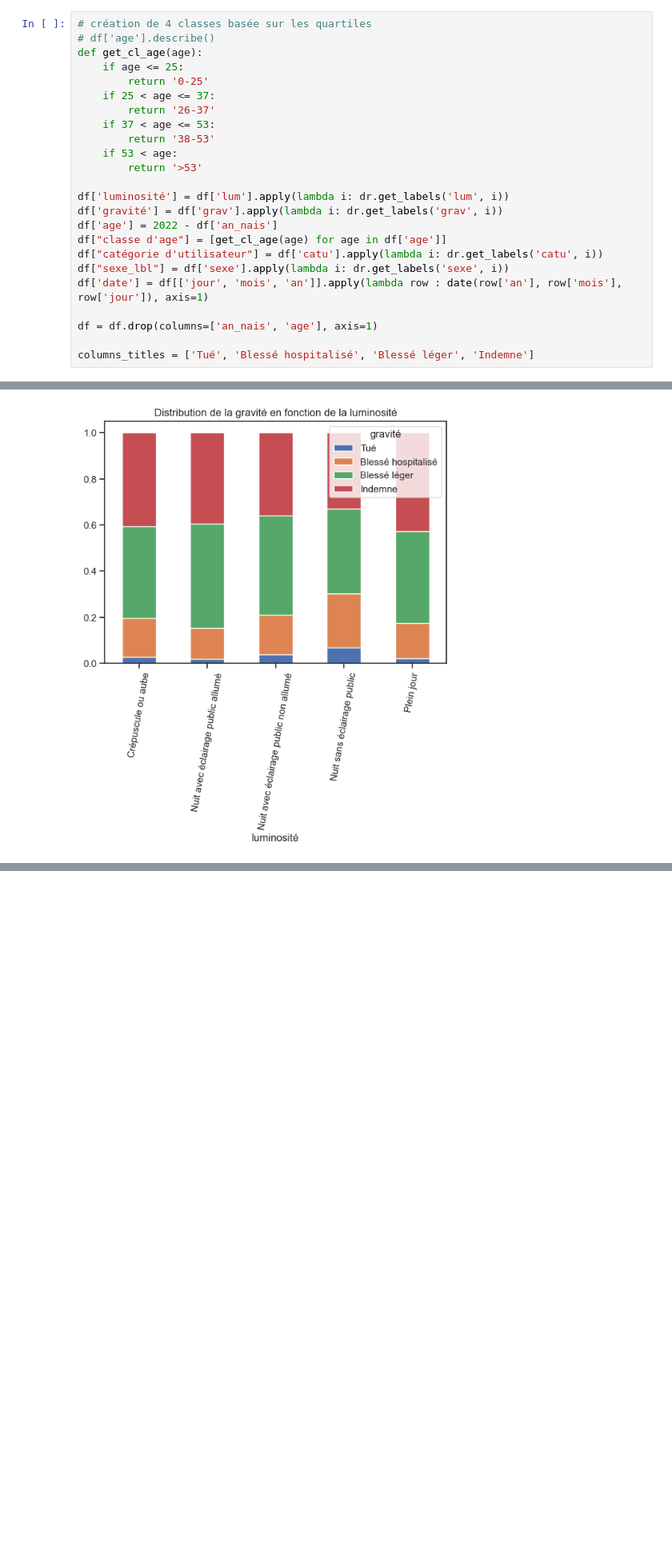
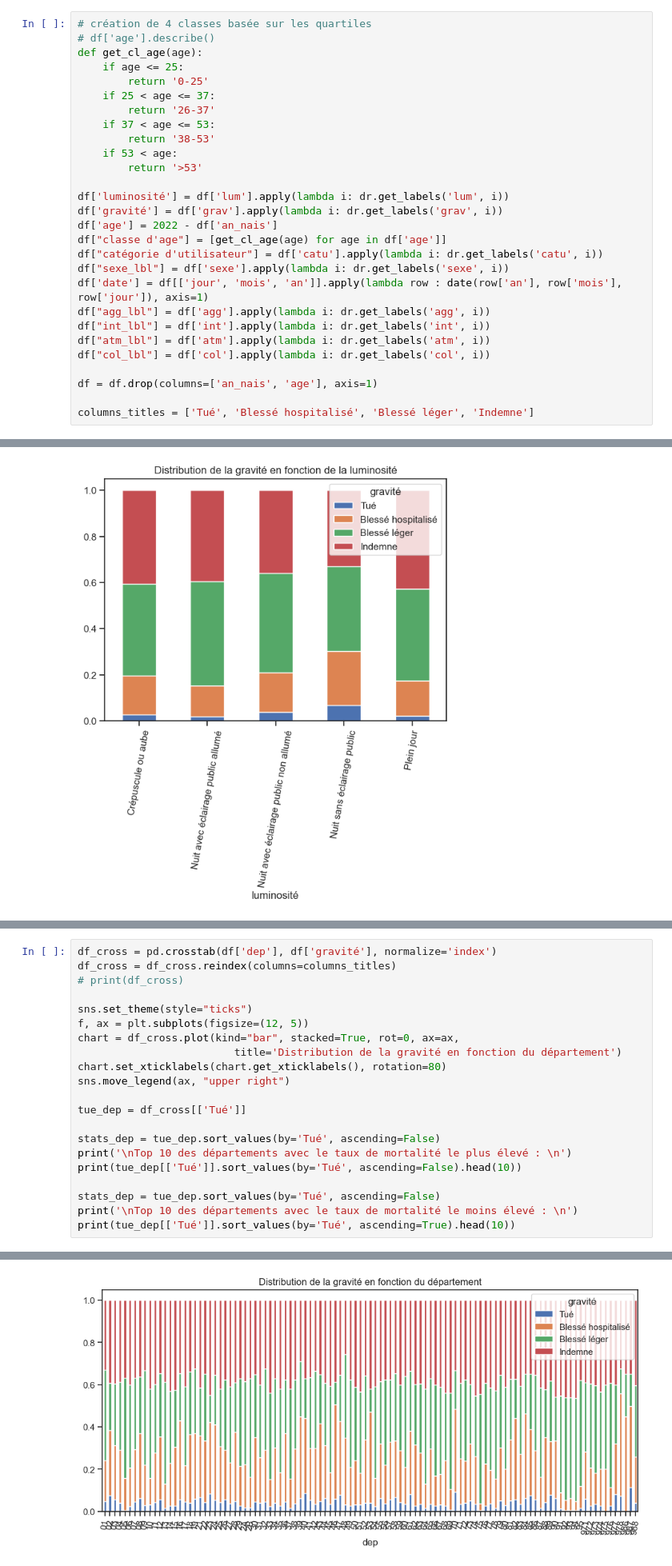
Before and after one commit to nicolascarayon/projet-accidents-routiers, a Jupyter notebook: nico_grav_caract.ipynb, the cells around one changed output, grey strips where cells are left out. Shown: that part at 80% size. Drawn from its saved outputs; the diff is of its cells as text; blank space fills up the shorter version.

Commit message:
Fin de l'analyse gravité/caractéristiques

```diff
--- a/nico_grav_caract.ipynb
+++ b/nico_grav_caract.ipynb
@@ -49,6 +49,10 @@ df["classe d'age"] = [get_cl_age(age) for age in df['age']]
 df["catégorie d'utilisateur"] = df['catu'].apply(lambda i: dr.get_labels('catu', i))
 df["sexe_lbl"] = df['sexe'].apply(lambda i: dr.get_labels('sexe', i))
 df['date'] = df[['jour', 'mois', 'an']].apply(lambda row : date(row['an'], row['mois'], row['jour']), axis=1)
+df["agg_lbl"] = df['agg'].apply(lambda i: dr.get_labels('agg', i))
+df["int_lbl"] = df['int'].apply(lambda i: dr.get_labels('int', i))
+df["atm_lbl"] = df['atm'].apply(lambda i: dr.get_labels('atm', i))
+df["col_lbl"] = df['col'].apply(lambda i: dr.get_labels('col', i))
 
 df = df.drop(columns=['an_nais', 'age'], axis=1)
 
@@ -141,0 +148,22 @@ gravité        date       tue  blesse_hosp  bless_leger   indemne
+# %%
+df_cross = pd.crosstab(df['dep'], df['gravité'], normalize='index')
+df_cross = df_cross.reindex(columns=columns_titles)
+# print(df_cross)
+
+sns.set_theme(style="ticks")
+f, ax = plt.subplots(figsize=(12, 5))
+chart = df_cross.plot(kind="bar", stacked=True, rot=0, ax=ax,
+                         title='Distribution de la gravité en fonction du département')
+chart.set_xticklabels(chart.get_xticklabels(), rotation=80)
+sns.move_legend(ax, "upper right")
+
+tue_dep = df_cross[['Tué']]
+
+stats_dep = tue_dep.sort_values(by='Tué', ascending=False)
+print('\nTop 10 des départements avec le taux de mortalité le plus élevé : \n')
+print(tue_dep[['Tué']].sort_values(by='Tué', ascending=False).head(10))
+
+stats_dep = tue_dep.sort_values(by='Tué', ascending=False)
+print('\nTop 10 des départements avec le taux de mortalité le moins élevé : \n')
+print(tue_dep[['Tué']].sort_values(by='Tué', ascending=True).head(10))
+# %% [output]
@@ -141,0 +187 @@ gravité        date       tue  blesse_hosp  bless_leger   indemne
+[figure, added]
```
Also changed, not shown: parts of 12 cells of this notebook, 1 other file.
